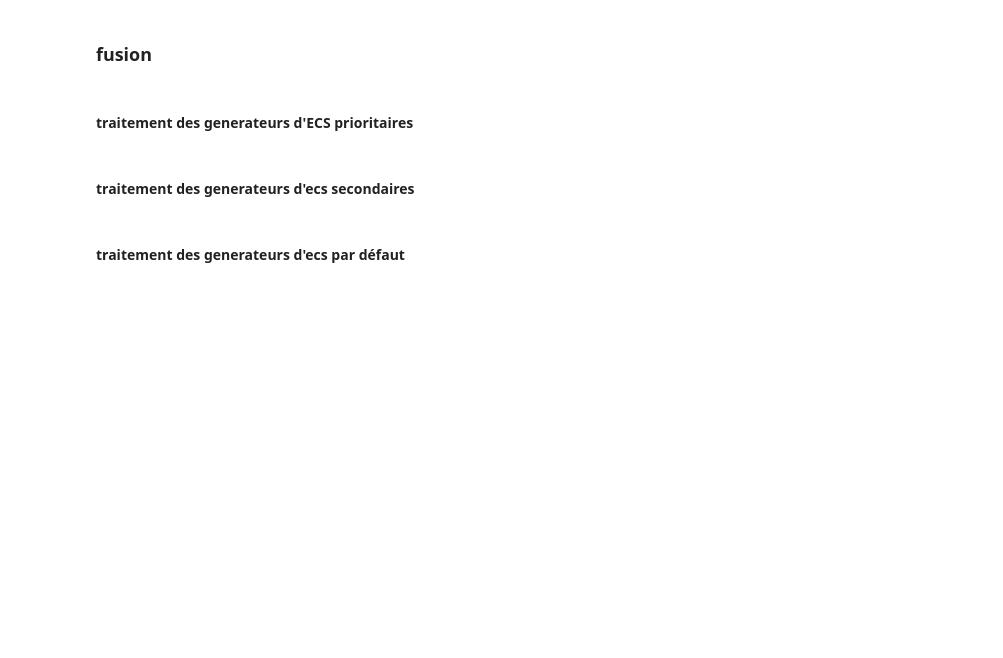
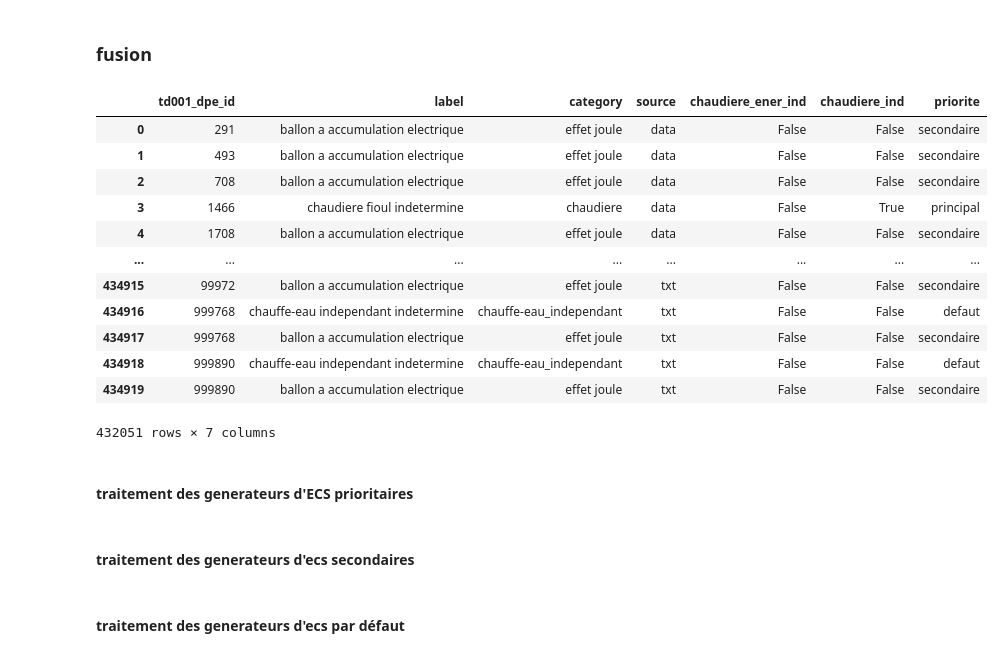
Before and after one commit to etalab/de-dpe-processing, a Jupyter notebook: data_processing_cstb/traitement_donnees_metier/dev pre 1948 elasticsearch.ipynb, the cells around one changed output. Saved outputs shown, nothing was run; the diff lists cells and outputs as text; code cells hidden in the pictures; blank space fills up the shorter version.

```diff
--- a/data_processing_cstb/traitement_donnees_metier/dev pre 1948 elasticsearch.ipynb
+++ b/data_processing_cstb/traitement_donnees_metier/dev pre 1948 elasticsearch.ipynb
@@ -688,8 +595,18 @@ gen_ch_lib_from_data['category']=gen_ch_lib_from_data.label.replace(reverse_cat_
 gen_ch_lib_from_data['label']=pd.Categorical(gen_ch_lib_from_data.label,categories=list(gen_ch_search_dict_flat.keys())+['indetermine'],ordered=True)
 gen_ch_lib_from_data['source']='data'
 
+tr003_desc = td011_p.loc[td011_p.tr003_description.isin(tr003_desc_to_gen.keys())]
+
+tr003_desc =tr003_desc[['td001_dpe_id','tr003_description']]
+tr003_desc.columns=['td001_dpe_id','label']
+tr003_desc.label=tr003_desc.label.replace(tr003_desc_to_gen)
+tr003_desc['category']=tr003_desc.label.replace(reverse_cat_gen_ch)
+
+tr003_desc['label']=pd.Categorical(tr003_desc.label,categories=list(gen_ch_search_dict_flat.keys())+['indetermine'],ordered=True)
+tr003_desc['source']='data'
+
 # concat.
-gen_ch_lib = pd.concat([gen_ch_lib_from_data,gen_ch_lib_from_txt],axis=0)
+gen_ch_lib = pd.concat([gen_ch_lib_from_data,tr003_desc,gen_ch_lib_from_txt],axis=0)
 
 gen_ch_lib['source']=pd.Categorical(gen_ch_lib.source,categories=['data','txt'],ordered=True)
 gen_ch_lib['category']=pd.Categorical(gen_ch_lib.category,categories=list(gen_ch_search_dict.keys()),ordered=True)
@@ -1060,10 +980,10 @@ elec_ind = elec_ind.groupby('td001_dpe_id').max()
 sel = elec_ind&elec_deter
 sel = sel[sel]
 sel = sel.to_frame('label').reset_index()
-sel['label']='chauffage electrique indetermine'
+sel['label']='ecs electrique indetermine'
 sel['to_drop']=True
 
 gen_ecs_lib = gen_ecs_lib.merge(sel,on=['td001_dpe_id','label'],how='left')
 
-gen_ecs_lib = gen_ecs_lib.loc[gen__ecslib.to_drop!=True]
-del gen__ecslib['to_drop']
+gen_ecs_lib = gen_ecs_lib.loc[gen_ecs_lib.to_drop!=True]
+del gen_ecs_lib['to_drop']
@@ -1082,7 +1000,7 @@ for ener in energie_combustion_mods:
     sel = ener_ind&ener_deter
     sel = sel[sel]
     sel = sel.to_frame('label').reset_index()
-    sel['label']=f'chauffage {ener} indetermine'
+    sel['label']=f'ecs {ener} indetermine'
     sel['to_drop']=True
     gen_ecs_lib = gen_ecs_lib.merge(sel,on=['td001_dpe_id','label'],how='left')
 
@@ -1126,5 +1013,37 @@ priorisation_ecs={'chaudiere':'principal',
+# %%
+priorisation_ecs={'solaire':"solaire",
+ 'abscence solaire':"solaire",
+ 'ecs thermodynamique':"principal",
+ 'chaudiere bois':"principal",
+ 'chaudiere':"principal",
+ 'production mixte indetermine':"secondaire",
+ 'reseau de chaleur':"principal",
+ 'effet joule':"secondaire",
+ 'chauffe-eau_independant':"defaut",
+ 'ecs electrique indetermine':"secondaire",
+ 'ecs bois indetermine':"defaut",
+ 'ecs fioul indetermine':"defaut",
+ 'ecs gaz indetermine':"defaut",
+ 'ecs gpl/butane/propane indetermine':"defaut",
+ 'ecs charbon indetermine':"defaut",}
 # %%
 gen_ecs_lib['priorite']=gen_ecs_lib.category.replace(priorisation_ecs)
+# %%
+gen_ecs_lib[]
+# %% [output]
+|  | td001_dpe_id | label | category | source | chaudiere_ener_ind | chaudiere_ind | priorite |
+| 0 | 291 | ballon a accumulation electrique | effet joule | data | False | False | secondaire |
+| 1 | 493 | ballon a accumulation electrique | effet joule | data | False | False | secondaire |
+| 2 | 708 | ballon a accumulation electrique | effet joule | data | False | False | secondaire |
+| 3 | 1466 | chaudiere fioul indetermine | chaudiere | data | False | True | principal |
+| 4 | 1708 | ballon a accumulation electrique | effet joule | data | False | False | secondaire |
+| ... | ... | ... | ... | ... | ... | ... | ... |
+| 434915 | 99972 | ballon a accumulation electrique | effet joule | txt | False | False | secondaire |
+| 434916 | 999768 | chauffe-eau independant indetermine | chauffe-eau_independant | txt | False | False | defaut |
+| 434917 | 999768 | ballon a accumulation electrique | effet joule | txt | False | False | secondaire |
+| 434918 | 999890 | chauffe-eau independant indetermine | chauffe-eau_independant | txt | False | False | defaut |
+| 434919 | 999890 | ballon a accumulation electrique | effet joule | txt | False | False | secondaire |
+432051 rows × 7 columns
 # %% [markdown]
 #### traitement des generateurs d'ECS prioritaires
 # %%
```
Also changed, not shown: parts of 111 cells of this notebook, 4 other files.
